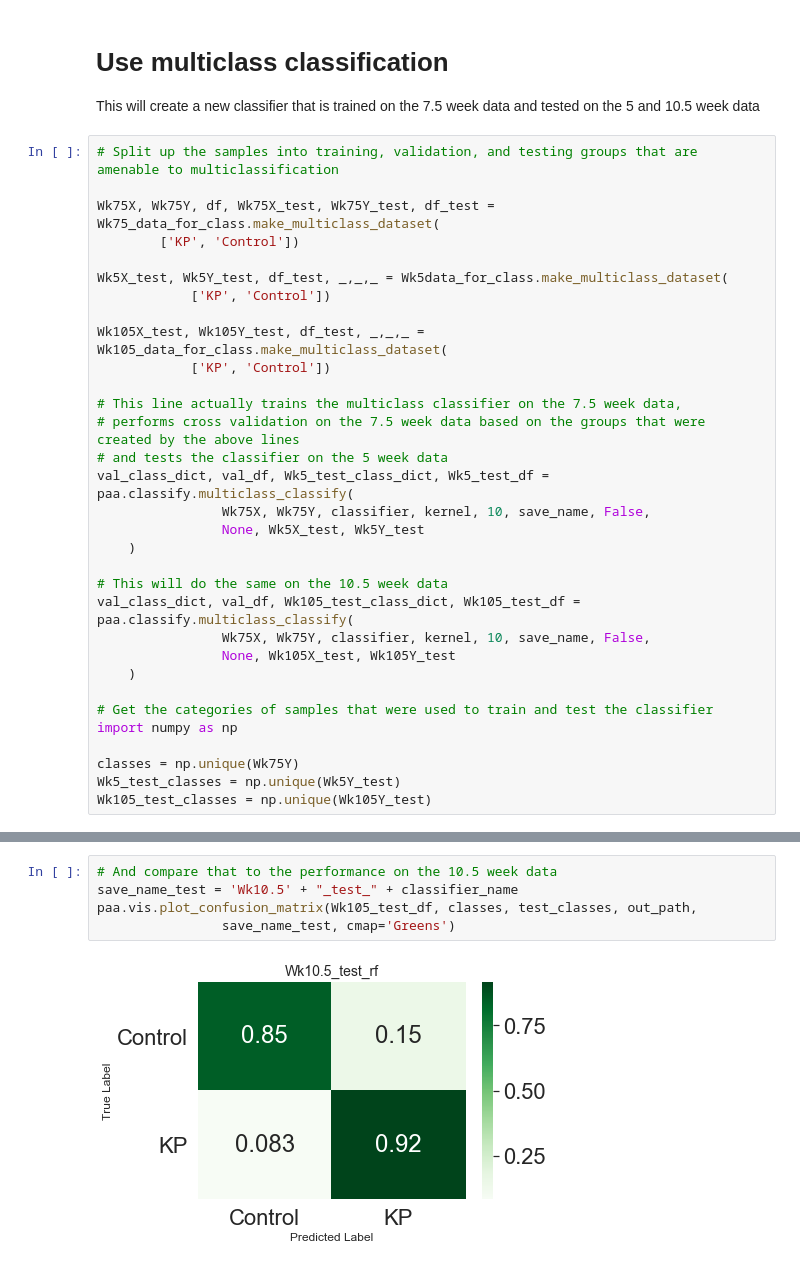
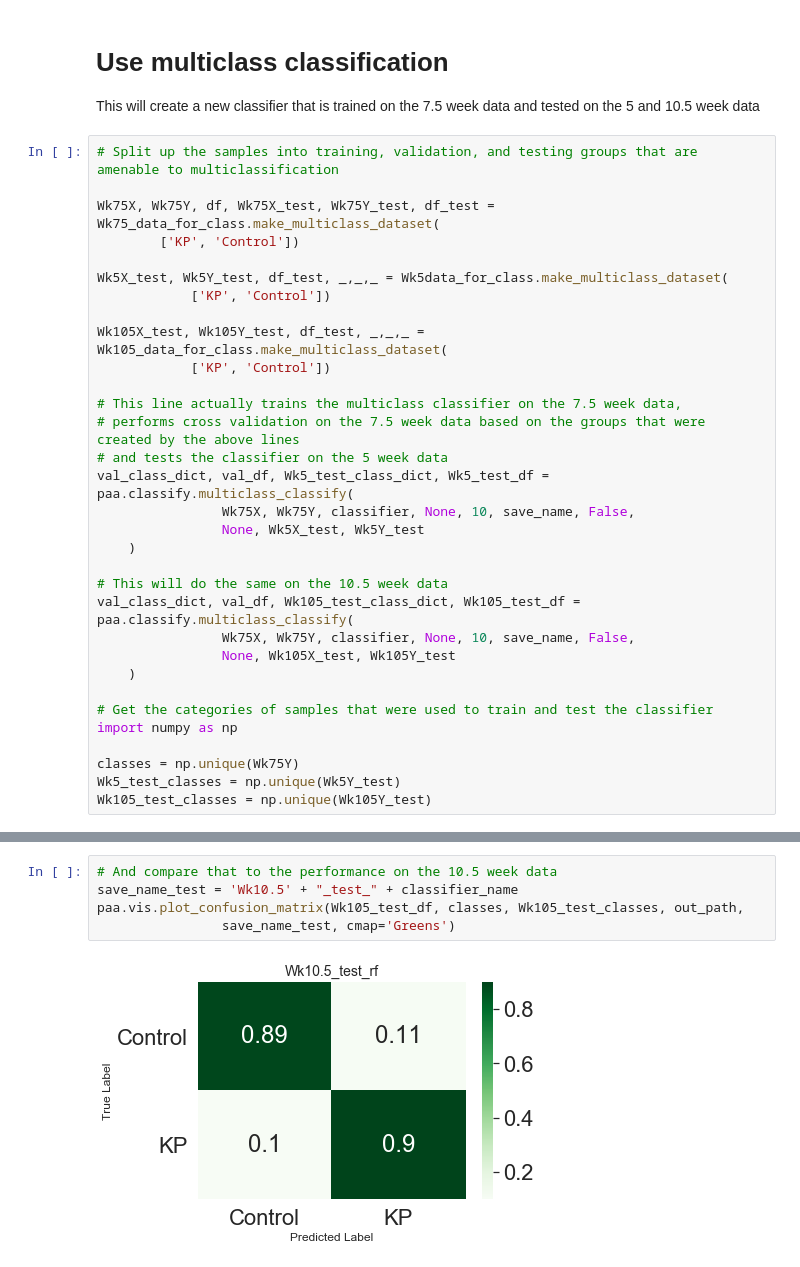
Before and after one commit to avaamini/protease_activity_analysis, a Jupyter notebook: notebooks/In_vivo_demo.ipynb, the cells around one changed output, grey strips where cells are left out. Drawn from its saved outputs; the diff is of its cells as text.

```diff
--- a/notebooks/In_vivo_demo.ipynb
+++ b/notebooks/In_vivo_demo.ipynb
@@ -393,13 +409,13 @@ Wk105X_test, Wk105Y_test, df_test, _,_,_ = Wk105_data_for_class.make_multiclass_
 # performs cross validation on the 7.5 week data based on the groups that were created by the above lines
 # and tests the classifier on the 5 week data
 val_class_dict, val_df, Wk5_test_class_dict, Wk5_test_df = paa.classify.multiclass_classify(
-                Wk75X, Wk75Y, classifier, kernel, 10, save_name, False,
+                Wk75X, Wk75Y, classifier, None, 10, save_name, False,
                 None, Wk5X_test, Wk5Y_test
     )
 
 # This will do the same on the 10.5 week data
 val_class_dict, val_df, Wk105_test_class_dict, Wk105_test_df = paa.classify.multiclass_classify(
-                Wk75X, Wk75Y, classifier, kernel, 10, save_name, False,
+                Wk75X, Wk75Y, classifier, None, 10, save_name, False,
                 None, Wk105X_test, Wk105Y_test
     )
 
@@ -425,7 +441,7 @@ paa.vis.plot_confusion_matrix(Wk5_test_df, classes, test_classes, out_path,
 # %%
 # And compare that to the performance on the 10.5 week data
 save_name_test = 'Wk10.5' + "_test_" + classifier_name
-paa.vis.plot_confusion_matrix(Wk105_test_df, classes, test_classes, out_path,
+paa.vis.plot_confusion_matrix(Wk105_test_df, classes, Wk105_test_classes, out_path,
                 save_name_test, cmap='Greens')
 # %% [output]
-[figure, old version]
+[figure, new version]
```
Also changed, not shown: parts of 11 cells of this notebook.
